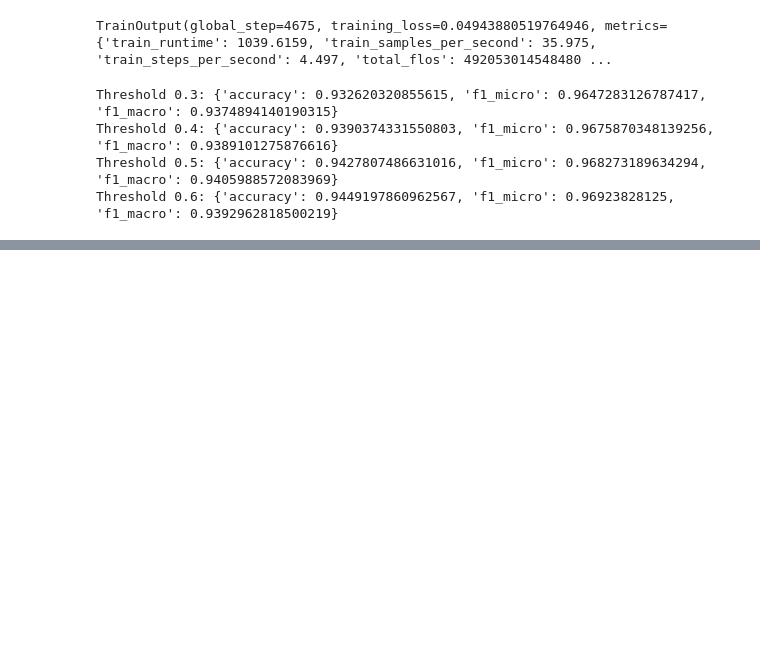
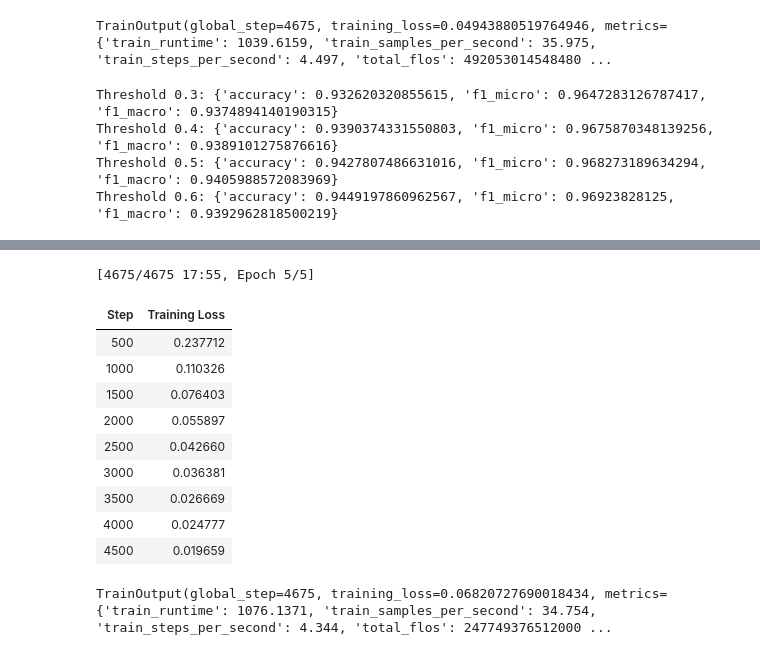
Before and after one commit to LithikhaB/Financial-Text-Classification, a Jupyter notebook: fine_tuning_bert/fine_tuning.ipynb, the cells around one changed output, grey strips where cells are left out. Cells and saved outputs as stored; diff of their text form; code cells hidden in the pictures; blank space fills up the shorter version.

```diff
--- a/fine_tuning_bert/fine_tuning.ipynb
+++ b/fine_tuning_bert/fine_tuning.ipynb
@@ -229,3 +228,18 @@ Threshold 0.3: {'accuracy': 0.932620320855615, 'f1_micro': 0.9647283126787417, '
 Threshold 0.4: {'accuracy': 0.9390374331550803, 'f1_micro': 0.9675870348139256, 'f1_macro': 0.9389101275876616}
 Threshold 0.5: {'accuracy': 0.9427807486631016, 'f1_micro': 0.968273189634294, 'f1_macro': 0.9405988572083969}
 Threshold 0.6: {'accuracy': 0.9449197860962567, 'f1_micro': 0.96923828125, 'f1_macro': 0.9392962818500219}
+# %%
+from transformers import AutoTokenizer, AutoModelForSequenceClassification
+
+model_name = "distilbert-base-uncased"
+
+tokenizer = AutoTokenizer.from_pretrained(model_name)
+
+train_encodings = tokenize(train_texts)
+val_encodings = tokenize(val_texts)
+# %%
+model = AutoModelForSequenceClassification.from_pretrained(
+    model_name,
+    num_labels=num_labels,
+    problem_type="multi_label_classification"
+)
@@ -231,0 +263,23 @@ Threshold 0.6: {'accuracy': 0.9449197860962567, 'f1_micro': 0.96923828125, 'f1_m
+# %%
+trainer = Trainer(
+    model=model,
+    args=training_args,
+    train_dataset=train_dataset,
+    eval_dataset=val_dataset,
+    compute_metrics=compute_metrics
+)
+
+trainer.train()
+# %% [output]
+[4675/4675 17:55, Epoch 5/5]
+| Step | Training Loss |
+| 500 | 0.237712 |
+| 1000 | 0.110326 |
+| 1500 | 0.076403 |
+| 2000 | 0.055897 |
+| 2500 | 0.042660 |
+| 3000 | 0.036381 |
+| 3500 | 0.026669 |
+| 4000 | 0.024777 |
+| 4500 | 0.019659 |
+TrainOutput(global_step=4675, training_loss=0.06820727690018434, metrics={'train_runtime': 1076.1371, 'train_samples_per_second': 34.754, 'train_steps_per_second': 4.344, 'total_flos': 247749376512000 ...
```
Also changed, not shown: parts of 8 cells of this notebook.
